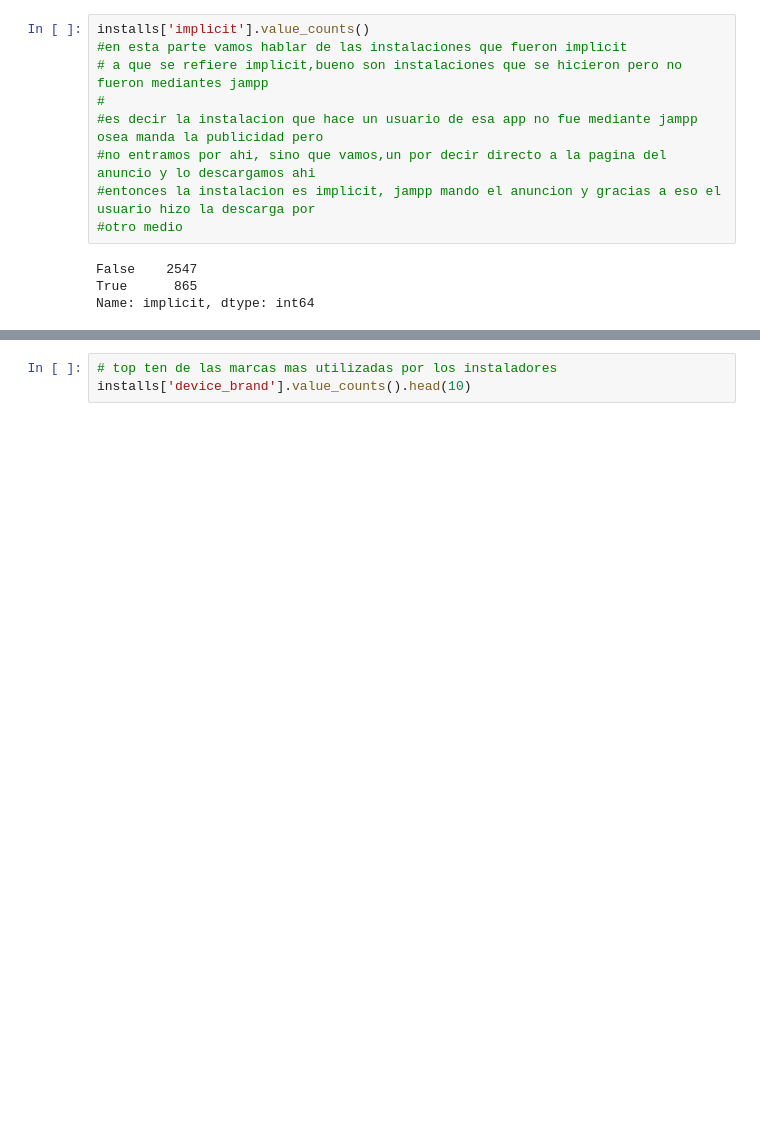
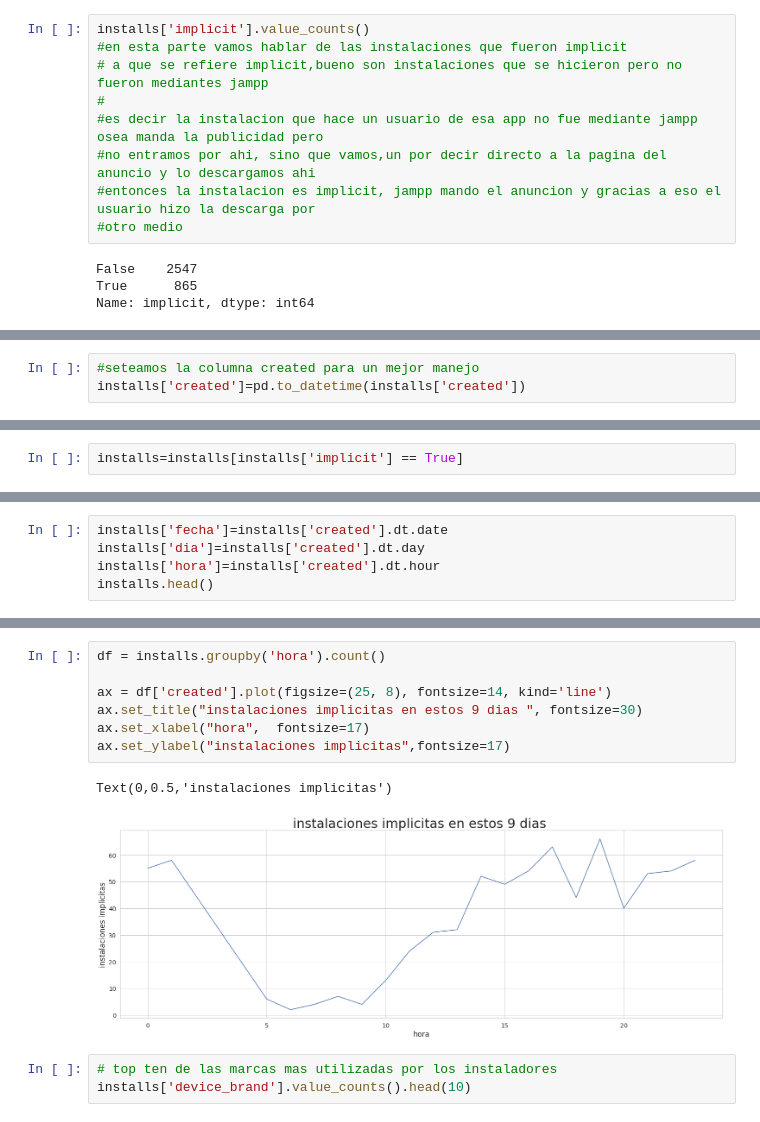
Before and after one commit to malonemanuel/tp-2019-organizacion-datos, a Jupyter notebook: tp 1 de datos/tp1_1cuat^2019.ipynb, the cells around one changed output, grey strips where cells are left out. Cells and saved outputs as stored; diff of their text form; blank space fills up the shorter version.

```diff
--- a/tp 1 de datos/tp1_1cuat^2019.ipynb
+++ b/tp 1 de datos/tp1_1cuat^2019.ipynb
@@ -570,0 +614,3 @@ Name: implicit, dtype: int64
+# %%
+#seteamos la columna created para un mejor manejo
+installs['created']=pd.to_datetime(installs['created'])
@@ -570,0 +639,2 @@ Name: implicit, dtype: int64
+# %%
+installs=installs[installs['implicit'] == True]
@@ -570,0 +648,5 @@ Name: implicit, dtype: int64
+# %%
+installs['fecha']=installs['created'].dt.date
+installs['dia']=installs['created'].dt.day
+installs['hora']=installs['created'].dt.hour
+installs.head()
@@ -571,3 +661,13 @@ Name: implicit, dtype: int64
+# %%
+df = installs.groupby('hora').count()
+
+ax = df['created'].plot(figsize=(25, 8), fontsize=14, kind='line')
+ax.set_title("instalaciones implicitas en estos 9 dias ", fontsize=30)
+ax.set_xlabel("hora",  fontsize=17)
+ax.set_ylabel("instalaciones implicitas",fontsize=17)
+# %% [output]
+Text(0,0.5,'instalaciones implicitas')
+[figure, added]
 # %%
 # top ten de las marcas mas utilizadas por los instaladores
 installs['device_brand'].value_counts().head(10)
```
Also changed, not shown: parts of 8 cells of this notebook, 1 other file.
